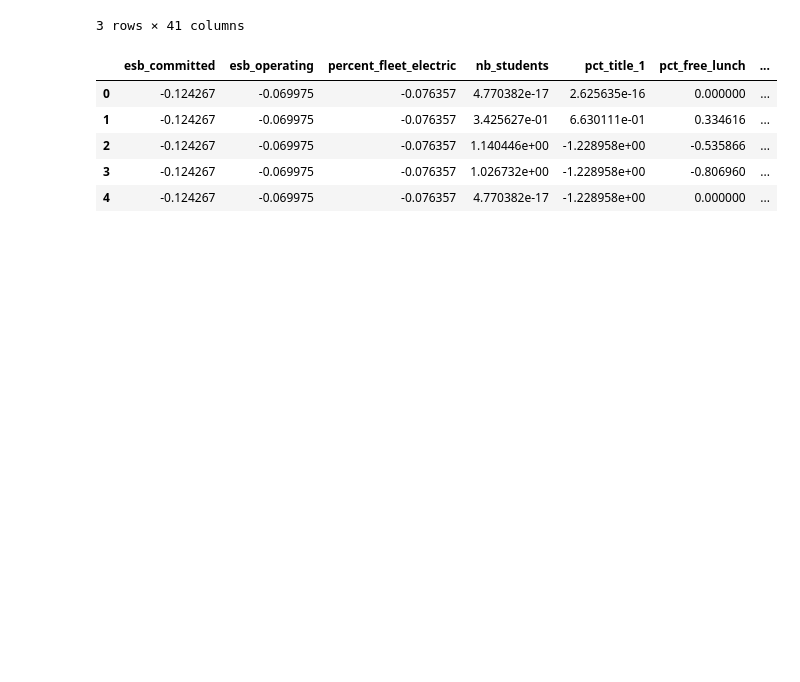
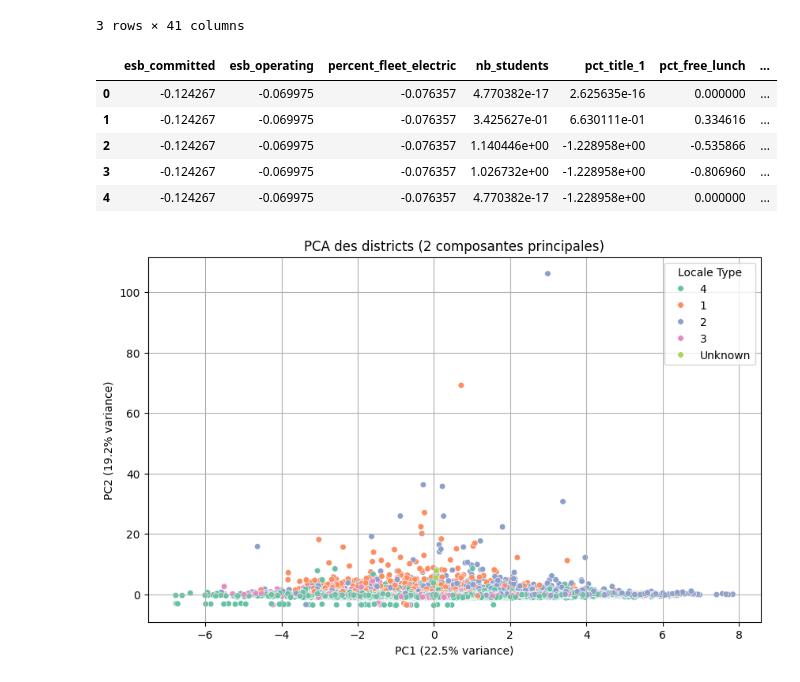
Before and after one commit to Simiamine/Electric_School_Bus_ML_Project, a Jupyter notebook: notebooks/esb_analysis.ipynb, the cells around one changed output. Cells and saved outputs as stored; diff of their text form; code cells hidden in the pictures; blank space fills up the shorter version.

```diff
--- a/notebooks/esb_analysis.ipynb
+++ b/notebooks/esb_analysis.ipynb
@@ -118,3 +118,28 @@ df_district_ready.head()
 | 2 | -0.124267 | -0.069975 | -0.076357 | 1.140446e+00 | -1.228958e+00 | -0.535866 | ... |
 | 3 | -0.124267 | -0.069975 | -0.076357 | 1.026732e+00 | -1.228958e+00 | -0.806960 | ... |
 | 4 | -0.124267 | -0.069975 | -0.076357 | 4.770382e-17 | -1.228958e+00 | 0.000000 | ... |
+# %%
+from sklearn.decomposition import PCA
+import matplotlib.pyplot as plt
+import seaborn as sns
+
+# 🎯 Appliquer PCA
+features = df_district_ready.drop(columns=["locale_type"])  # on exclut la catégorie
+pca = PCA(n_components=2)
+pca_result = pca.fit_transform(features)
+
+# 📦 Créer un DataFrame des composantes principales
+df_pca = pd.DataFrame(pca_result, columns=["PC1", "PC2"])
+df_pca["locale_type"] = df_district_ready["locale_type"]
+
+# 📊 Visualisation 2D
+plt.figure(figsize=(10, 6))
+sns.scatterplot(data=df_pca, x="PC1", y="PC2", hue="locale_type", palette="Set2", s=30)
+plt.title("PCA des districts (2 composantes principales)")
+plt.xlabel(f"PC1 ({pca.explained_variance_ratio_[0]*100:.1f}% variance)")
+plt.ylabel(f"PC2 ({pca.explained_variance_ratio_[1]*100:.1f}% variance)")
+plt.legend(title="Locale Type")
+plt.grid(True)
+plt.show()
+# %% [output]
+[figure, added]
```
